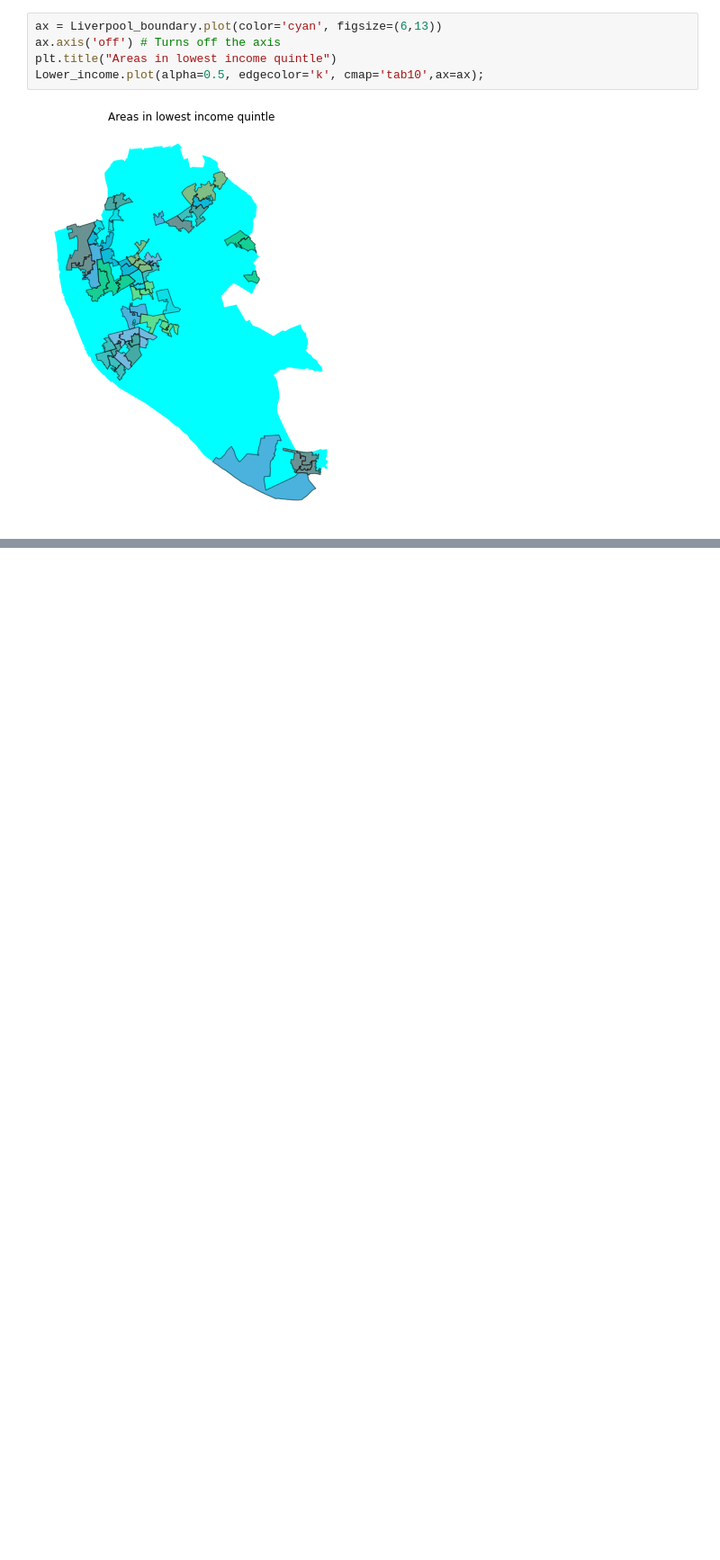
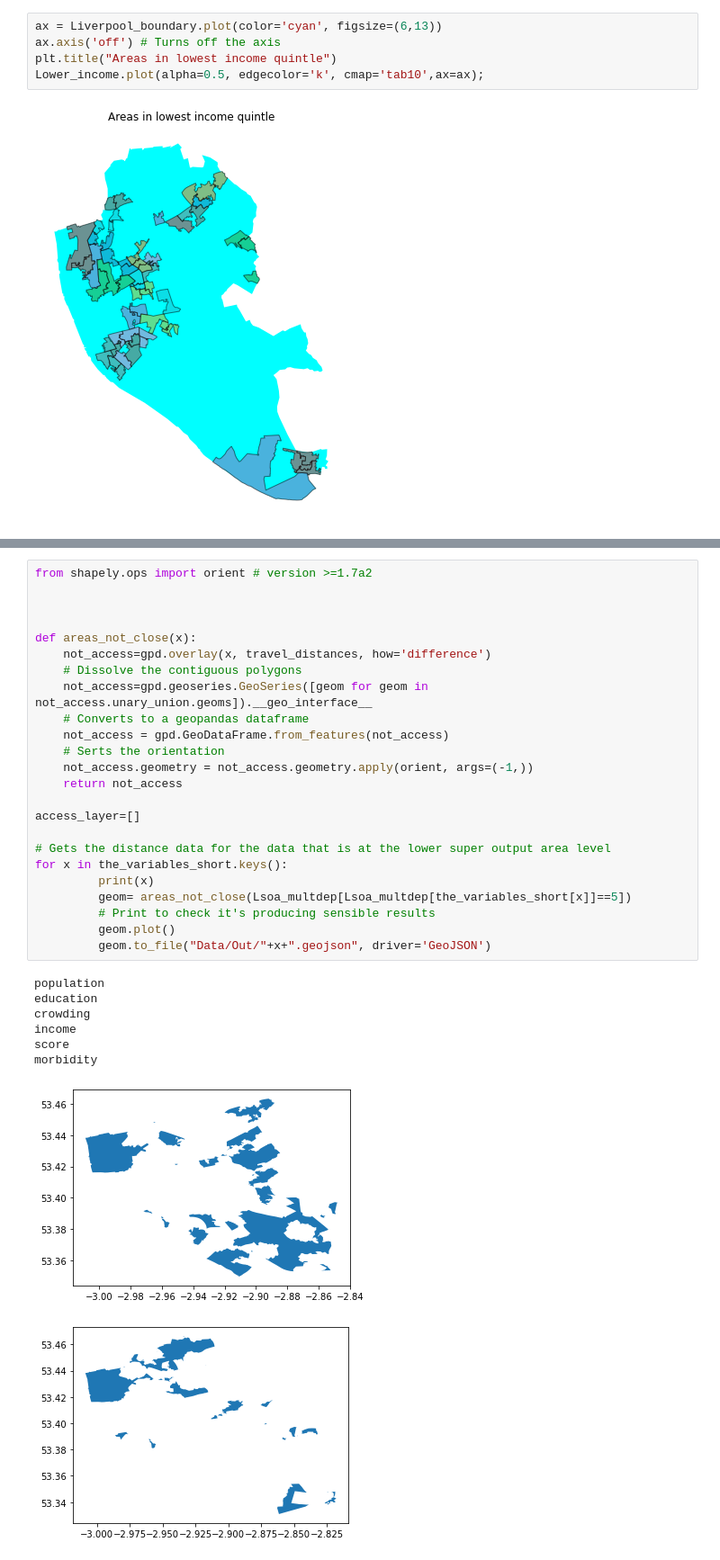
Before and after one commit to johnardavies/City_map, a Jupyter notebook: map_data_processing/Further_analysis.ipynb, the cells around one changed output, grey strips where cells are left out. Shown at 90% size. Saved outputs shown, nothing was run; the diff lists cells and outputs as text; blank space fills up the shorter version.

Commit message:
update the further analysis notebook to generate the areas that are in lowest qunitle and more than 10 minutes away

```diff
--- a/map_data_processing/Further_analysis.ipynb
+++ b/map_data_processing/Further_analysis.ipynb
@@ -165,0 +221,33 @@ lower_income_withoutaccess.plot(alpha=0.5, edgecolor='k', cmap='tab10',ax=ax2);
+# %%
+from shapely.ops import orient # version >=1.7a2
+
+
+
+def areas_not_close(x):
+    not_access=gpd.overlay(x, travel_distances, how='difference')
+    # Dissolve the contiguous polygons
+    not_access=gpd.geoseries.GeoSeries([geom for geom in not_access.unary_union.geoms]).__geo_interface__
+    # Converts to a geopandas dataframe
+    not_access = gpd.GeoDataFrame.from_features(not_access)
+    # Serts the orientation
+    not_access.geometry = not_access.geometry.apply(orient, args=(-1,))
+    return not_access
+
+access_layer=[]
+
+# Gets the distance data for the data that is at the lower super output area level
+for x in the_variables_short.keys():
+         print(x)
+         geom= areas_not_close(Lsoa_multdep[Lsoa_multdep[the_variables_short[x]]==5])
+         # Print to check it's producing sensible results
+         geom.plot()
+         geom.to_file("Data/Out/"+x+".geojson", driver='GeoJSON')
+# %% [output]
+population
+education
+crowding
+income
+score
+morbidity
+[figure, added]
+[figure, added]
```
Also changed, not shown: parts of 16 cells of this notebook, 1 other file.
